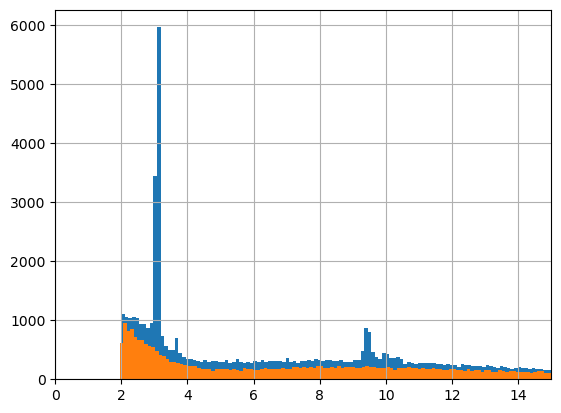
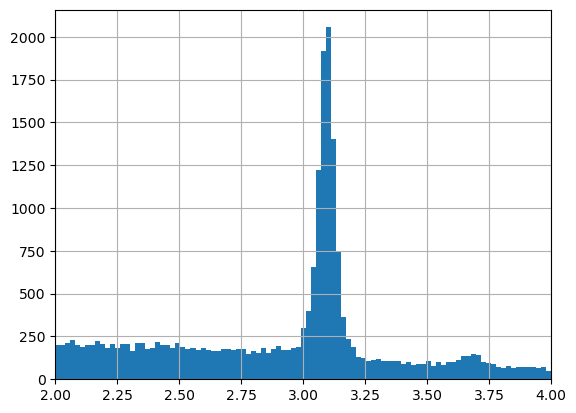
The change to this notebook cell's code, shown as a diff; its figure went from the first image to the second:
--- before
+++ after
@@ -1,9 +1,12 @@
 import matplotlib.pyplot as plt
+import numpy as np
+
+binning = np.linspace(2,4, 100)
 
 filter_data = data[data["Q1"] != data["Q2"]]
 filter_data_same = data[data["Q1"] == data["Q2"]]
-plt.hist(filter_data["inMass"], bins = 1000)
-plt.hist(filter_data_same["inMass"], bins = 1000)
+plt.hist(filter_data["inMass"], bins = binning)
+#plt.hist(filter_data_same["inMass"], bins = 1000)
 plt.grid()
-plt.xlim(0, 15)
+plt.xlim(2, 4)
 plt.show()

Commit: Spin off series of Flaming Particles